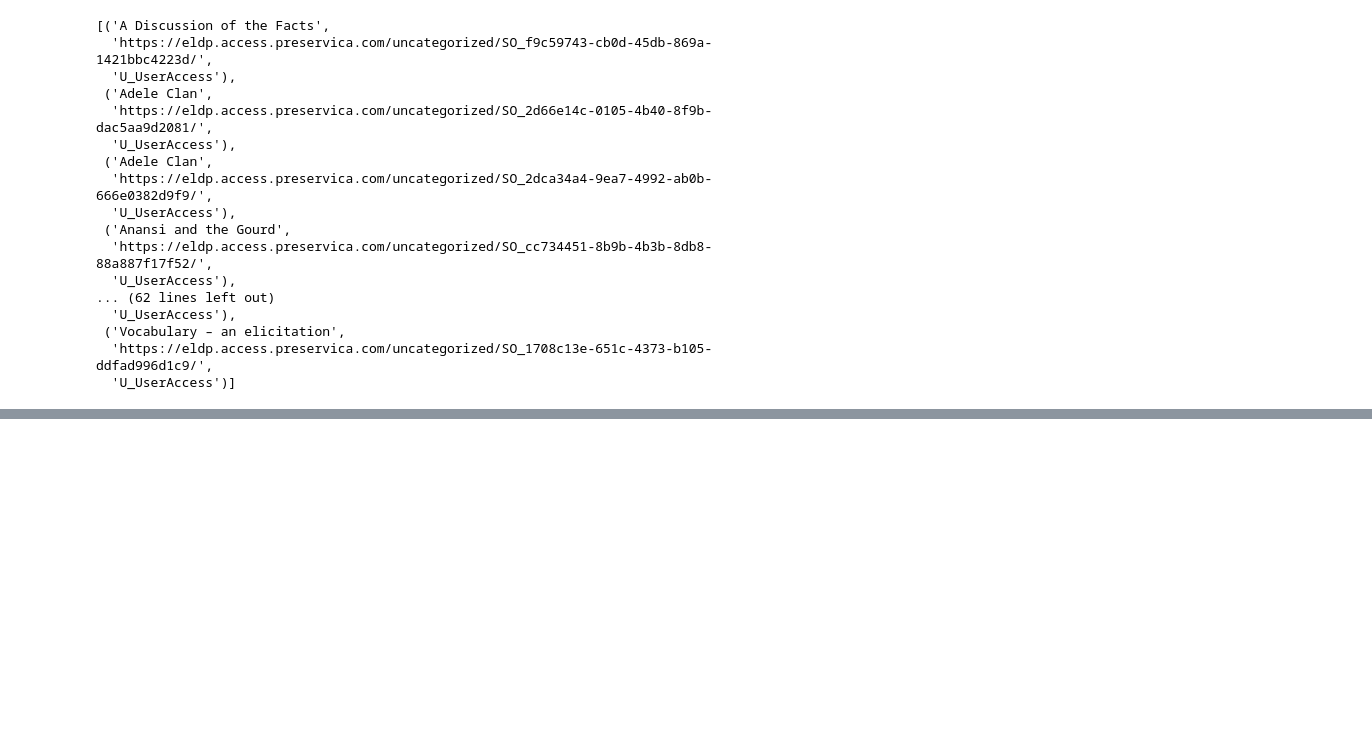
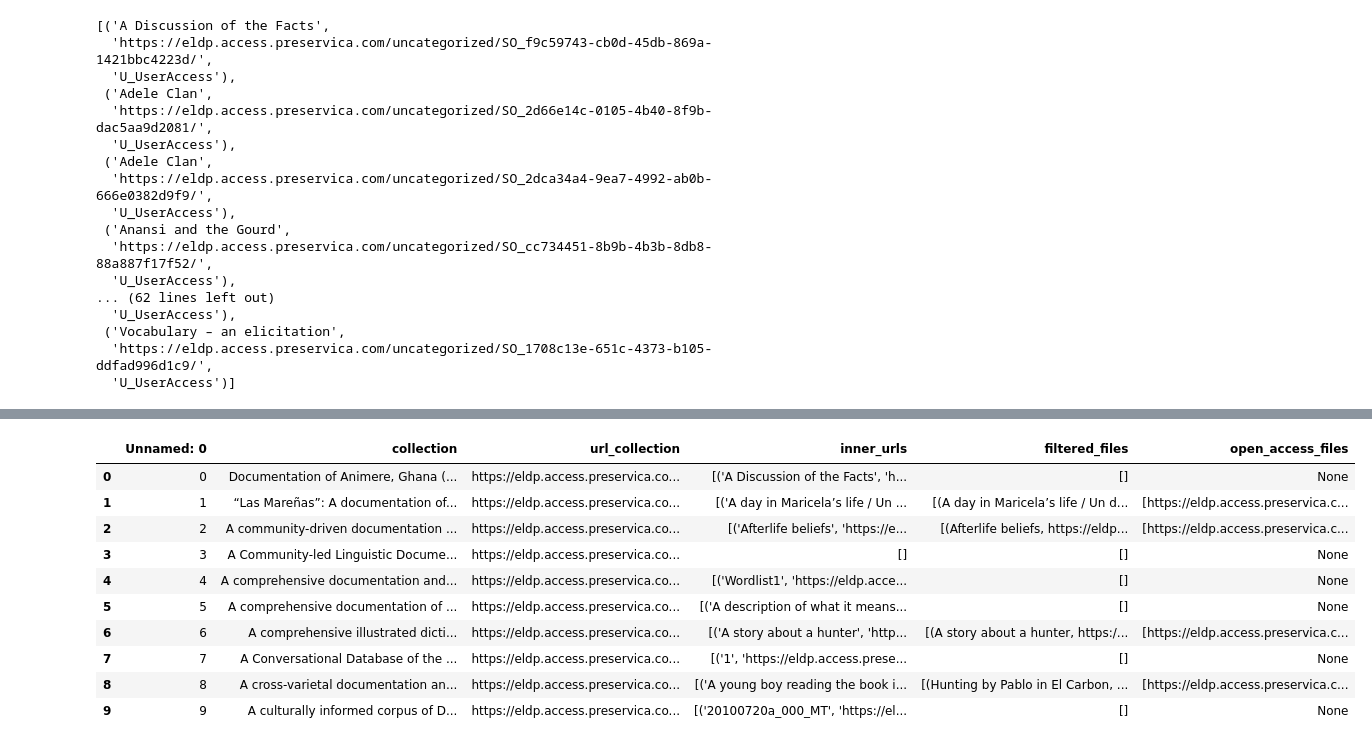
Before and after one commit to giuliaok/EQUATE, a Jupyter notebook: ELAR/ELAR.ipynb, the cells around one changed output, grey strips where cells are left out. Drawn from its saved outputs; the diff is of its cells as text; code cells hidden in the pictures; blank space fills up the shorter version.

```diff
--- a/ELAR/ELAR.ipynb
+++ b/ELAR/ELAR.ipynb
@@ -165,0 +169,2 @@ small_df.to_csv('first_elar_results.csv')
+# %%
+data_processing = pd.read_csv('/Users/go202/Desktop/EQUATE/first_elar_results.csv')
@@ -165,0 +213,23 @@ small_df.to_csv('first_elar_results.csv')
+# %%
+def process_files(column_item):
+    if not isinstance(column_item, list):
+        column_item = ast.literal_eval(column_item)
+    return [file for file in column_item if file[2] == 'O_OpenAccess']
+# %%
+data_processing['filtered_files'] = data_processing['inner_urls'].apply(process_files)
+# %%
+data_processing['open_access_files'] = data_processing['filtered_files'].apply(lambda x: [item[1] for item in x] if len(x)>0 else None)
+# %%
+data_processing
+# %% [output]
+|  | Unnamed: 0 | collection | url_collection | inner_urls | filtered_files | open_access_files |
+| 0 | 0 | Documentation of Animere, Ghana (... | https://eldp.access.preservica.co... | [('A Discussion of the Facts', 'h... | [] | None |
+| 1 | 1 | “Las Mareñas”: A documentation of... | https://eldp.access.preservica.co... | [('A day in Maricela’s life / Un ... | [(A day in Maricela’s life / Un d... | [https://eldp.access.preservica.c... |
+| 2 | 2 | A community-driven documentation ... | https://eldp.access.preservica.co... | [('Afterlife beliefs', 'https://e... | [(Afterlife beliefs, https://eldp... | [https://eldp.access.preservica.c... |
+| 3 | 3 | A Community-led Linguistic Docume... | https://eldp.access.preservica.co... | [] | [] | None |
+| 4 | 4 | A comprehensive documentation and... | https://eldp.access.preservica.co... | [('Wordlist1', 'https://eldp.acce... | [] | None |
+| 5 | 5 | A comprehensive documentation of ... | https://eldp.access.preservica.co... | [('A description of what it means... | [] | None |
+| 6 | 6 | A comprehensive illustrated dicti... | https://eldp.access.preservica.co... | [('A story about a hunter', 'http... | [(A story about a hunter, https:/... | [https://eldp.access.preservica.c... |
+| 7 | 7 | A Conversational Database of the ... | https://eldp.access.preservica.co... | [('1', 'https://eldp.access.prese... | [] | None |
+| 8 | 8 | A cross-varietal documentation an... | https://eldp.access.preservica.co... | [('A young boy reading the book i... | [(Hunting by Pablo in El Carbon, ... | [https://eldp.access.preservica.c... |
+| 9 | 9 | A culturally informed corpus of D... | https://eldp.access.preservica.co... | [('20100720a_000_MT', 'https://el... | [] | None |
```
Also changed, not shown: parts of 11 cells of this notebook.
